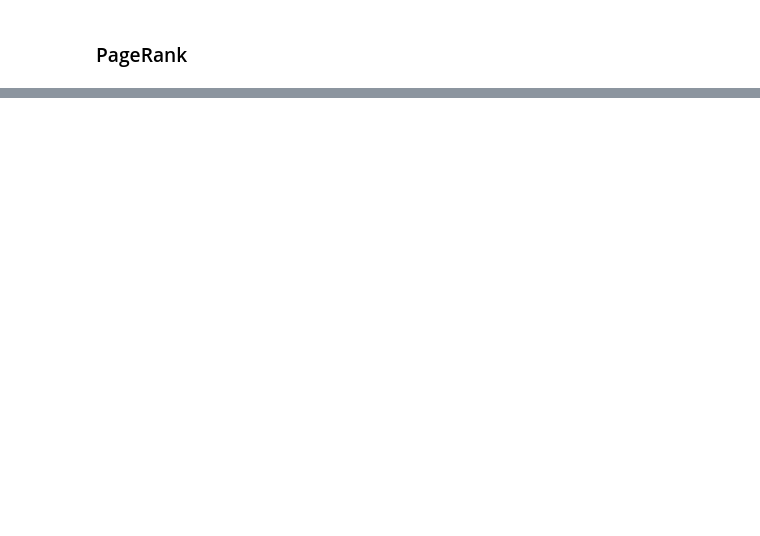
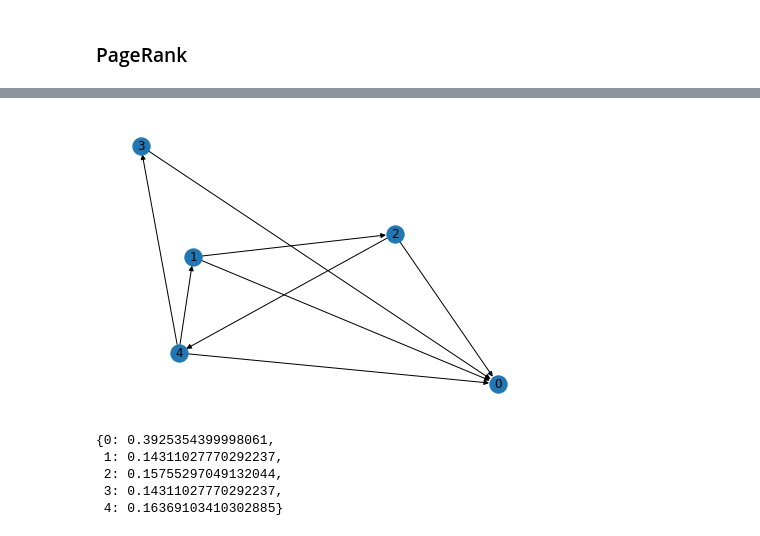
Before and after one commit to kanmaytacker/N-AAI-DAV, a Jupyter notebook: graphs-measures.ipynb, the cells around one changed output, grey strips where cells are left out. Saved outputs shown, nothing was run; the diff lists cells and outputs as text; code cells hidden in the pictures; blank space fills up the shorter version.

```diff
--- a/graphs-measures.ipynb
+++ b/graphs-measures.ipynb
@@ -321,0 +343,12 @@ nx.katz_centrality_numpy(random_directed_graph, normalized=False)
+# %%
+nx.draw(random_directed_graph, with_labels=True)
+# %% [output]
+[figure, added]
+# %%
+nx.pagerank(random_directed_graph)
+# %% [output]
+{0: 0.3925354399998061,
+ 1: 0.14311027770292237,
+ 2: 0.15755297049132044,
+ 3: 0.14311027770292237,
+ 4: 0.16369103410302885}
```
Also changed, not shown: parts of 13 cells of this notebook.
